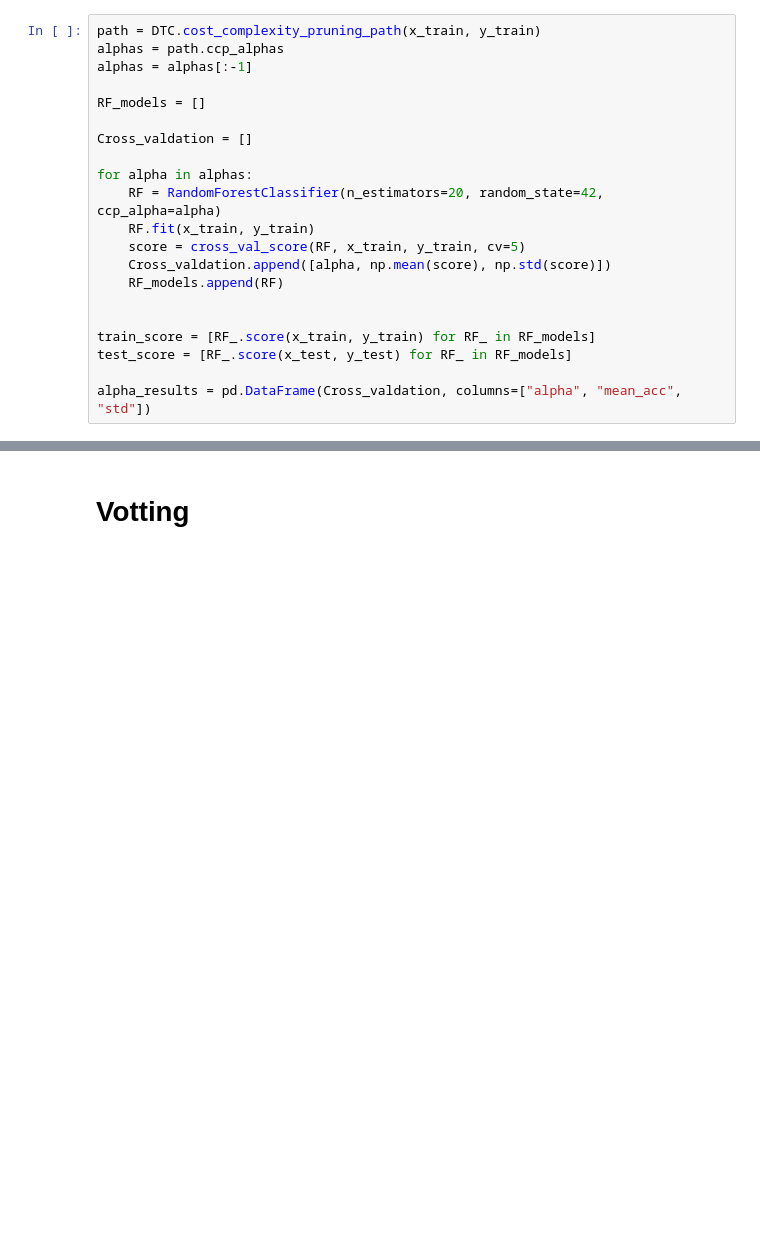
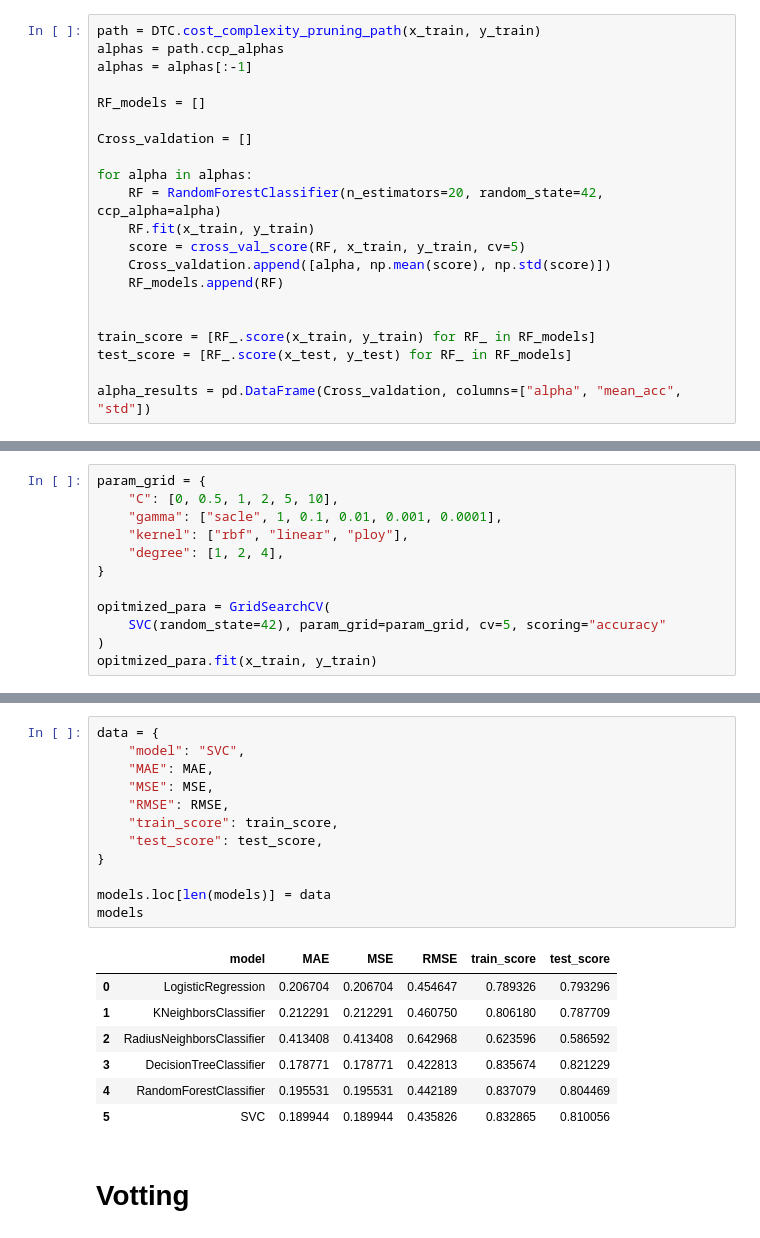
Before and after one commit to ahmedhany14/Kaggle-Competitions-Notebooks, a Jupyter notebook: Titanic/NoteBook/Titanic_problem.ipynb, the cells around one changed output, grey strips where cells are left out. Saved outputs shown, nothing was run; the diff lists cells and outputs as text; blank space fills up the shorter version.

```diff
--- a/Titanic/NoteBook/Titanic_problem.ipynb
+++ b/Titanic/NoteBook/Titanic_problem.ipynb
@@ -842,0 +853,12 @@ models
+# %%
+param_grid = {
+    "C": [0, 0.5, 1, 2, 5, 10],
+    "gamma": ["sacle", 1, 0.1, 0.01, 0.001, 0.0001],
+    "kernel": ["rbf", "linear", "ploy"],
+    "degree": [1, 2, 4],
+}
+
+opitmized_para = GridSearchCV(
+    SVC(random_state=42), param_grid=param_grid, cv=5, scoring="accuracy"
+)
+opitmized_para.fit(x_train, y_train)
@@ -843,3 +911,23 @@ models
+# %%
+data = {
+    "model": "SVC",
+    "MAE": MAE,
+    "MSE": MSE,
+    "RMSE": RMSE,
+    "train_score": train_score,
+    "test_score": test_score,
+}
+
+models.loc[len(models)] = data
+models
+# %% [output]
+|  | model | MAE | MSE | RMSE | train_score | test_score |
+| 0 | LogisticRegression | 0.206704 | 0.206704 | 0.454647 | 0.789326 | 0.793296 |
+| 1 | KNeighborsClassifier | 0.212291 | 0.212291 | 0.460750 | 0.806180 | 0.787709 |
+| 2 | RadiusNeighborsClassifier | 0.413408 | 0.413408 | 0.642968 | 0.623596 | 0.586592 |
+| 3 | DecisionTreeClassifier | 0.178771 | 0.178771 | 0.422813 | 0.835674 | 0.821229 |
+| 4 | RandomForestClassifier | 0.195531 | 0.195531 | 0.442189 | 0.837079 | 0.804469 |
+| 5 | SVC | 0.189944 | 0.189944 | 0.435826 | 0.832865 | 0.810056 |
 # %% [markdown]
 # Votting
 # %%
```
Also changed, not shown: parts of 44 cells of this notebook, 1 other file.
